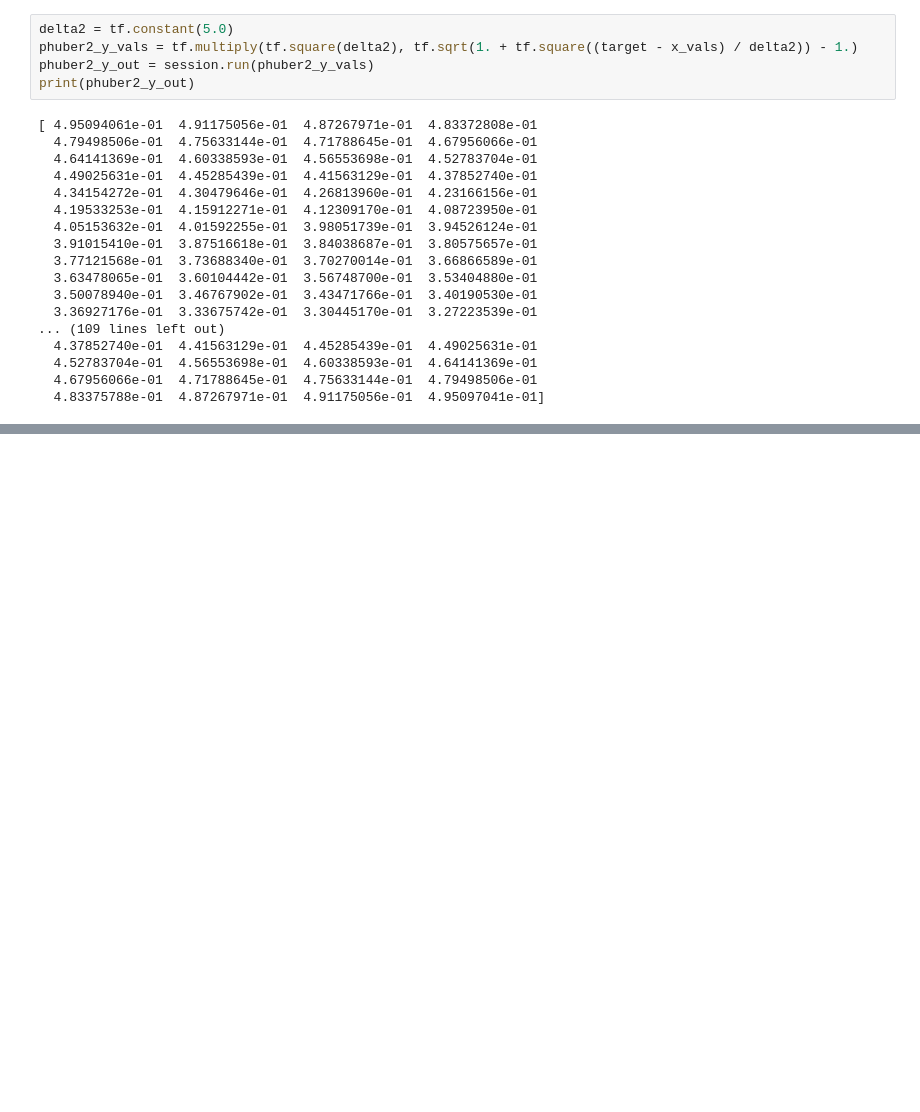
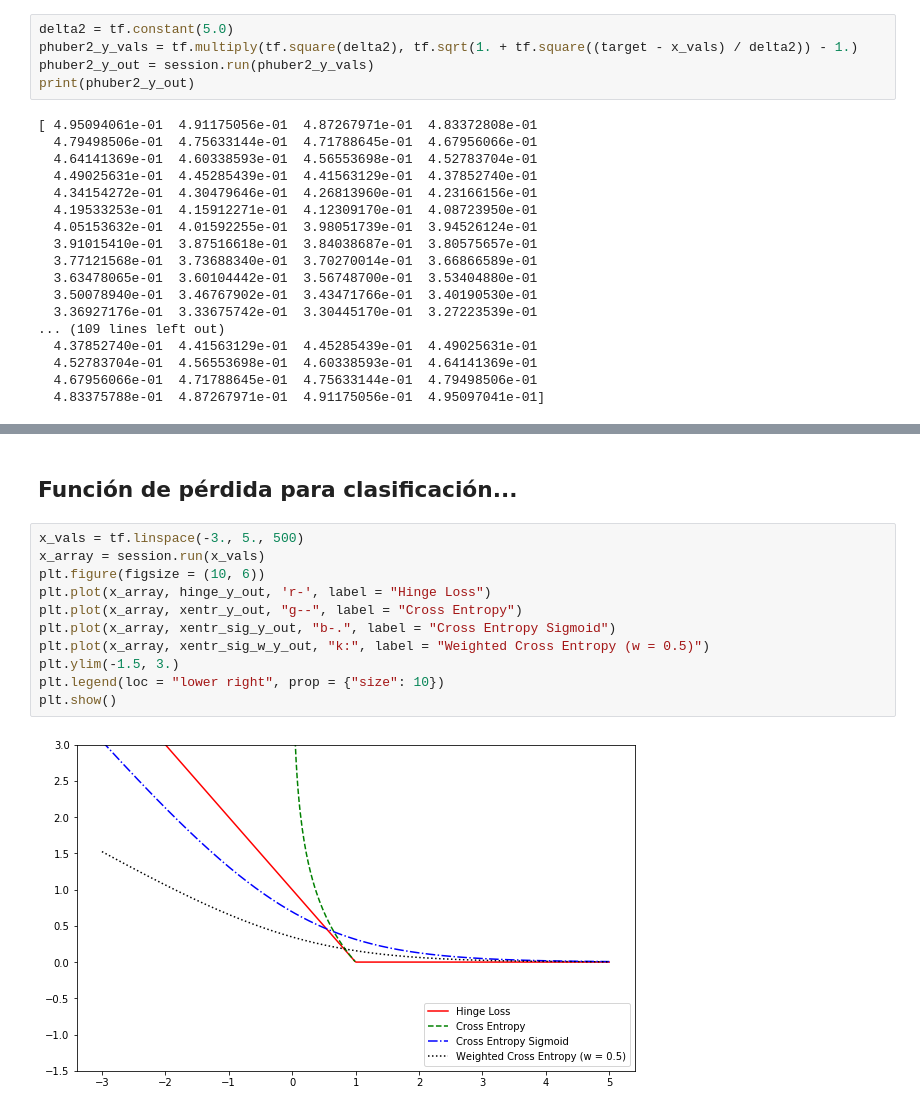
Before and after one commit to jorgeadev/tensorflow-for-ml-and-ai, a Jupyter notebook: scripts/tema03/04-loss-fuctions.ipynb, the cells around one changed output, grey strips where cells are left out. Drawn from its saved outputs; the diff is of its cells as text; blank space fills up the shorter version.

```diff
--- a/scripts/tema03/04-loss-fuctions.ipynb
+++ b/scripts/tema03/04-loss-fuctions.ipynb
@@ -117,0 +266,15 @@ print(phuber2_y_out)
+# %% [markdown]
+## Función de pérdida para clasificación...
+# %%
+x_vals = tf.linspace(-3., 5., 500)
+x_array = session.run(x_vals)
+plt.figure(figsize = (10, 6))
+plt.plot(x_array, hinge_y_out, 'r-', label = "Hinge Loss")
+plt.plot(x_array, xentr_y_out, "g--", label = "Cross Entropy")
+plt.plot(x_array, xentr_sig_y_out, "b-.", label = "Cross Entropy Sigmoid")
+plt.plot(x_array, xentr_sig_w_y_out, "k:", label = "Weighted Cross Entropy (w = 0.5)")
+plt.ylim(-1.5, 3.)
+plt.legend(loc = "lower right", prop = {"size": 10})
+plt.show()
+# %% [output]
+[figure, added]
```
Also changed, not shown: parts of 16 cells of this notebook.
